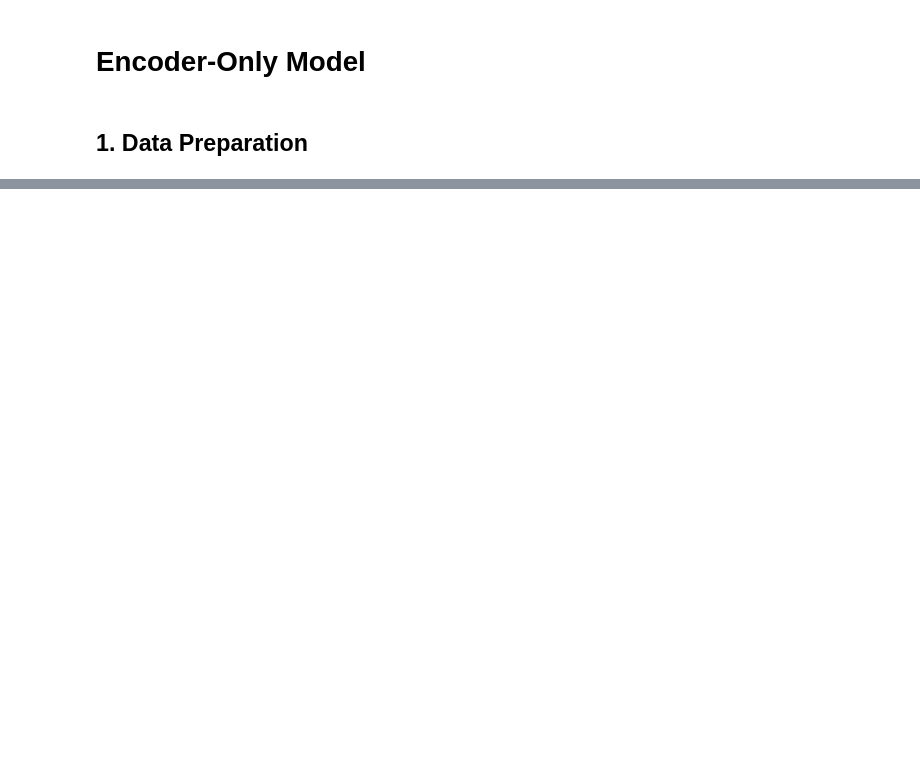
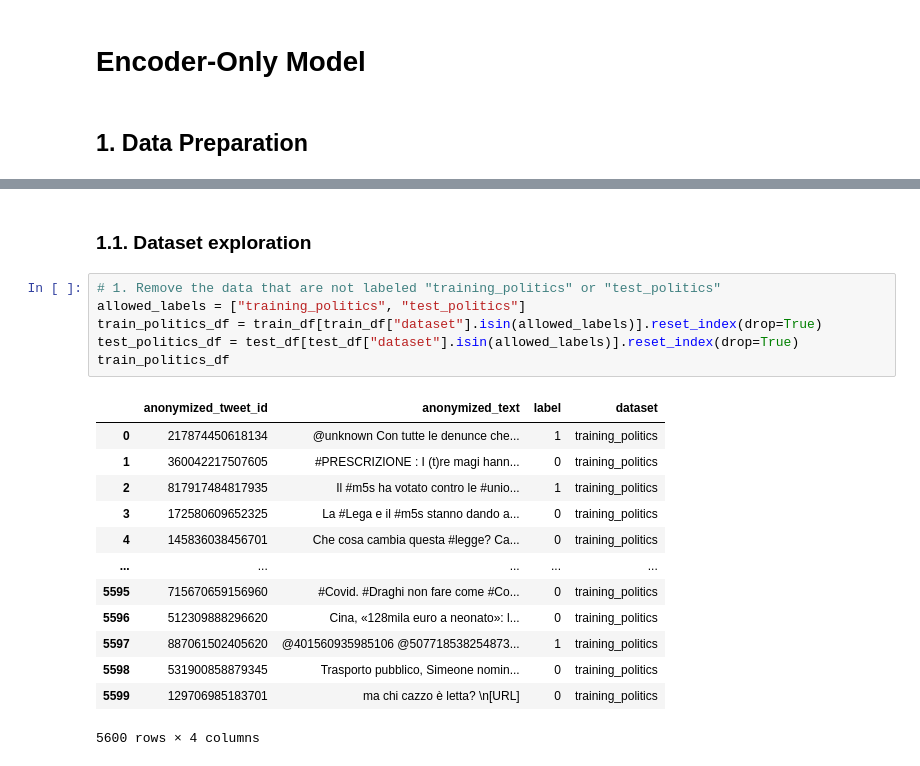
Before and after one commit to calogero-forte/hate_speech_detection, a Jupyter notebook: encoder_only_model.ipynb, the cells around one changed output, grey strips where cells are left out. Cells and saved outputs as stored; diff of their text form; blank space fills up the shorter version.

```diff
--- a/encoder_only_model.ipynb
+++ b/encoder_only_model.ipynb
@@ -31,0 +34,22 @@ test_df
+# %% [markdown]
+### 1.1. Dataset exploration
+# %%
+# 1. Remove the data that are not labeled "training_politics" or "test_politics"
+allowed_labels = ["training_politics", "test_politics"]
+train_politics_df = train_df[train_df["dataset"].isin(allowed_labels)].reset_index(drop=True)
+test_politics_df = test_df[test_df["dataset"].isin(allowed_labels)].reset_index(drop=True)
+train_politics_df
+# %% [output]
+|  | anonymized_tweet_id | anonymized_text | label | dataset |
+| 0 | 217874450618134 | @unknown Con tutte le denunce che... | 1 | training_politics |
+| 1 | 360042217507605 | #PRESCRIZIONE : I (t)re magi hann... | 0 | training_politics |
+| 2 | 817917484817935 | Il #m5s ha votato contro le #unio... | 1 | training_politics |
+| 3 | 172580609652325 | La #Lega e il #m5s stanno dando a... | 0 | training_politics |
+| 4 | 145836038456701 | Che cosa cambia questa #legge? Ca... | 0 | training_politics |
+| ... | ... | ... | ... | ... |
+| 5595 | 715670659156960 | #Covid. #Draghi non fare come #Co... | 0 | training_politics |
+| 5596 | 512309888296620 | Cina, «128mila euro a neonato»: l... | 0 | training_politics |
+| 5597 | 887061502405620 | @401560935985106 @507718538254873... | 1 | training_politics |
+| 5598 | 531900858879345 | Trasporto pubblico, Simeone nomin... | 0 | training_politics |
+| 5599 | 129706985183701 | ma chi cazzo è letta? \n[URL] | 0 | training_politics |
+5600 rows × 4 columns
```
Also changed, not shown: parts of 19 cells of this notebook, 2 other files.
